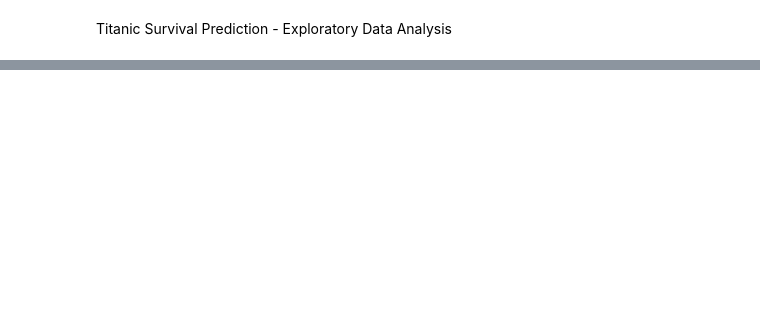
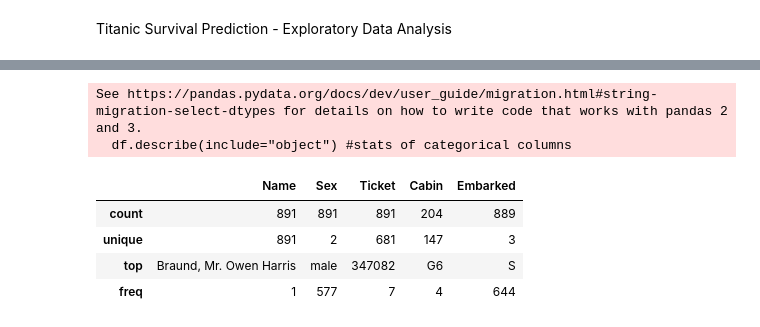
Before and after one commit to danigon-hub/TitanticPrediction, a Jupyter notebook: 01_eda.ipynb, the cells around one changed output, grey strips where cells are left out. Saved outputs shown, nothing was run; the diff lists cells and outputs as text; code cells hidden in the pictures; blank space fills up the shorter version.

```diff
--- a/01_eda.ipynb
+++ b/01_eda.ipynb
@@ -32,0 +67,10 @@ Dataset shape: 891 rows, 12 columns
+# %%
+df.describe(include="object") #stats of categorical columns
+# %% [output]
+See https://pandas.pydata.org/docs/dev/user_guide/migration.html#string-migration-select-dtypes for details on how to write code that works with pandas 2 and 3.
+  df.describe(include="object") #stats of categorical columns
+|  | Name | Sex | Ticket | Cabin | Embarked |
+| count | 891 | 891 | 891 | 204 | 889 |
+| unique | 891 | 2 | 681 | 147 | 3 |
+| top | Braund, Mr. Owen Harris | male | 347082 | G6 | S |
+| freq | 1 | 577 | 7 | 4 | 644 |
```
Also changed, not shown: parts of 5 cells of this notebook.
